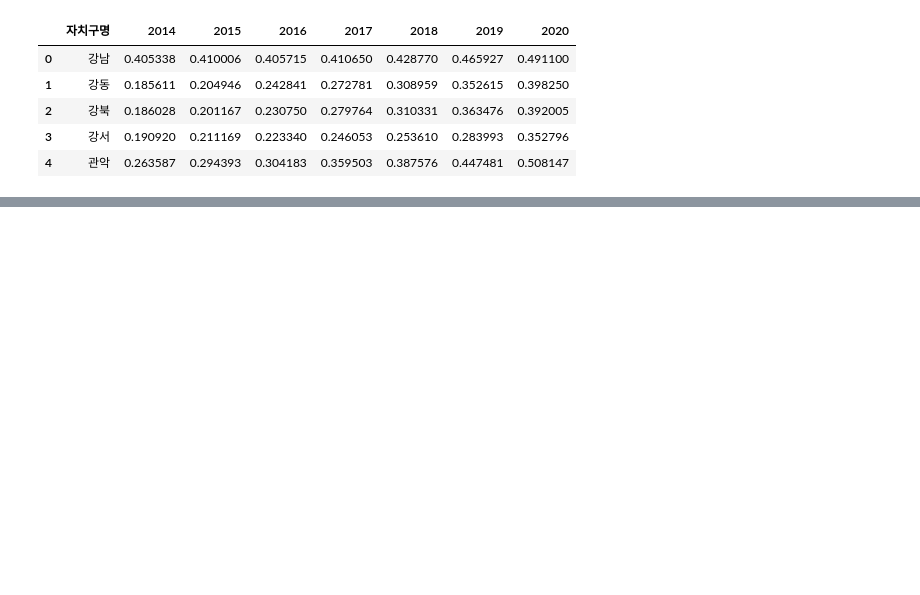
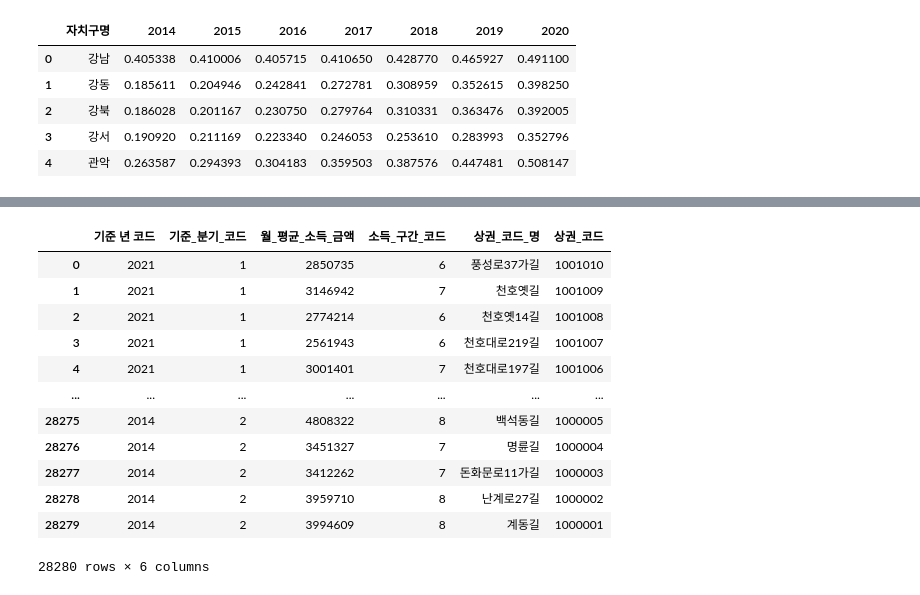
Before and after one commit to InChil2/Mac, a Jupyter notebook: 데이터 모델링/보육통계.ipynb, the cells around one changed output, grey strips where cells are left out. Saved outputs shown, nothing was run; the diff lists cells and outputs as text; code cells hidden in the pictures; blank space fills up the shorter version.

```diff
--- a/데이터 모델링/보육통계.ipynb
+++ b/데이터 모델링/보육통계.ipynb
@@ -133,0 +217,18 @@ map
+# %%
+data = pd.read_csv('dataset/서울시 우리마을가게 상권분석서비스.csv',encoding='euc-kr')
+df = data[['기준 년 코드','기준_분기_코드','월_평균_소득_금액','소득_구간_코드','상권_코드_명','상권_코드']]
+df
+# %% [output]
+|  | 기준 년 코드 | 기준_분기_코드 | 월_평균_소득_금액 | 소득_구간_코드 | 상권_코드_명 | 상권_코드 |
+| 0 | 2021 | 1 | 2850735 | 6 | 풍성로37가길 | 1001010 |
+| 1 | 2021 | 1 | 3146942 | 7 | 천호옛길 | 1001009 |
+| 2 | 2021 | 1 | 2774214 | 6 | 천호옛14길 | 1001008 |
+| 3 | 2021 | 1 | 2561943 | 6 | 천호대로219길 | 1001007 |
+| 4 | 2021 | 1 | 3001401 | 7 | 천호대로197길 | 1001006 |
+| ... | ... | ... | ... | ... | ... | ... |
+| 28275 | 2014 | 2 | 4808322 | 8 | 백석동길 | 1000005 |
+| 28276 | 2014 | 2 | 3451327 | 7 | 명륜길 | 1000004 |
+| 28277 | 2014 | 2 | 3412262 | 7 | 돈화문로11가길 | 1000003 |
+| 28278 | 2014 | 2 | 3959710 | 8 | 난계로27길 | 1000002 |
+| 28279 | 2014 | 2 | 3994609 | 8 | 계동길 | 1000001 |
+28280 rows × 6 columns
```
Also changed, not shown: parts of 9 cells of this notebook, 21 other files.
